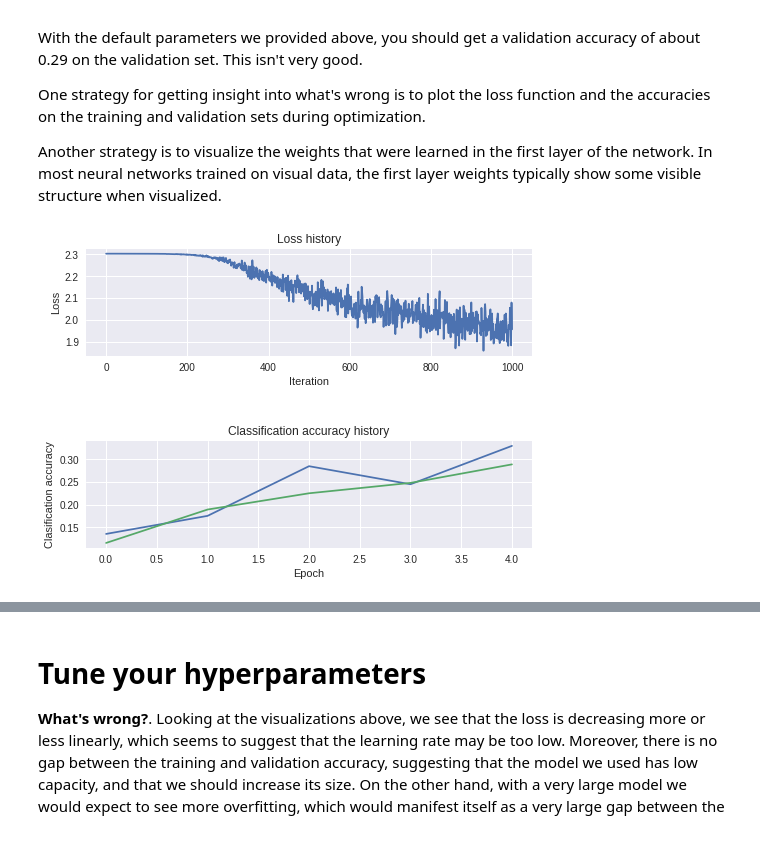
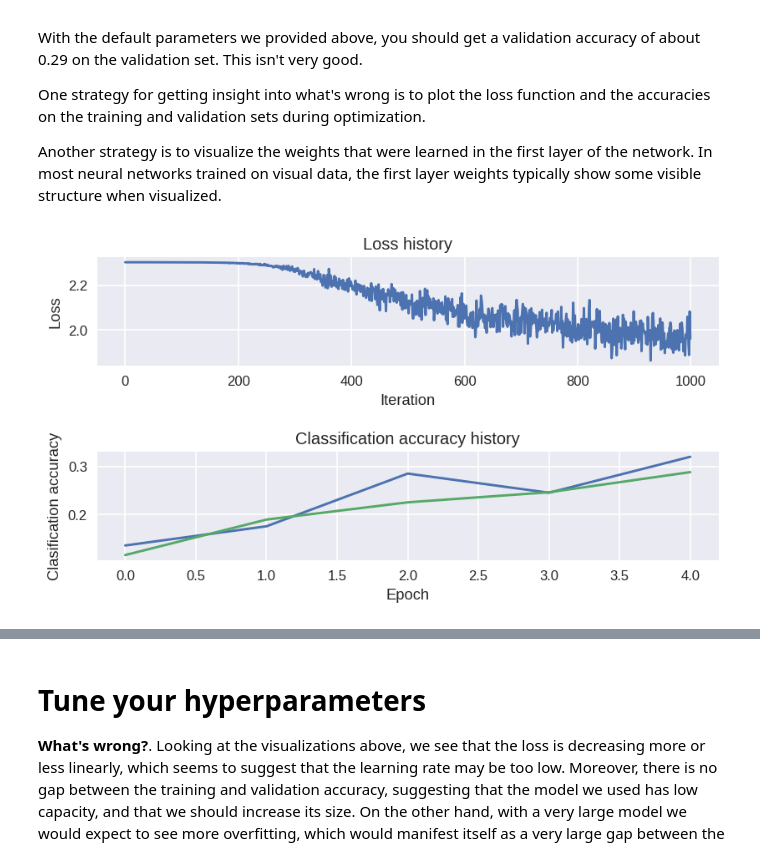
Before and after one commit to TSunny007/CS231n, a Jupyter notebook: Basic Classifiers/NeuralNet.ipynb, the cells around one changed output, grey strips where cells are left out. Cells and saved outputs as stored; diff of their text form; code cells hidden in the pictures.

```diff
--- a/Basic Classifiers/NeuralNet.ipynb
+++ b/Basic Classifiers/NeuralNet.ipynb
@@ -171,7 +171,7 @@ class TwoLayerNet(object):
     train_acc_history = []
     val_acc_history = []
 
-    for it in tqdm(range(num_iters)):
+    for it in range(num_iters):
       X_batch = None
       y_batch = None
 
@@ -501,7 +502,7 @@ net = TwoLayerNet(input_size, hidden_size, num_classes)
 stats = net.train(X_train, y_train, X_val, y_val,
                   num_iters=1000, batch_size=200,
                   learning_rate=1e-4, learning_rate_decay=0.95,
-                  reg=0.25, verbose=True)
+                  reg=0.5, verbose=True)
 
 # Predict on the validation set
 val_acc = (net.predict(X_val) == y_val).mean()
@@ -527,23 +528,24 @@ One strategy for getting insight into what's wrong is to plot the loss function
 Another strategy is to visualize the weights that were learned in the first layer of the network. In most neural networks trained on visual data, the first layer weights typically show some visible structure when visualized.
 # %%
 # Plot the loss function and train / validation accuracies
+plt.figure(figsize=(8,4), dpi=120)
 plt.subplot(2, 1, 1)
 plt.plot(stats['loss_history'])
 plt.title('Loss history')
 plt.xlabel('Iteration')
 plt.ylabel('Loss')
 
 plt.subplots_adjust(hspace = 0.8)
 
 plt.subplot(2, 1, 2)
 plt.plot(stats['train_acc_history'], label='train')
 plt.plot(stats['val_acc_history'], label='val')
 plt.title('Classification accuracy history')
 plt.xlabel('Epoch')
 plt.ylabel('Clasification accuracy')
 plt.show()
 # %% [output]
-[figure, old version]
+[figure, new version]
 # %%
 from math import sqrt, ceil
 
```
Also changed, not shown: parts of 9 cells of this notebook.
